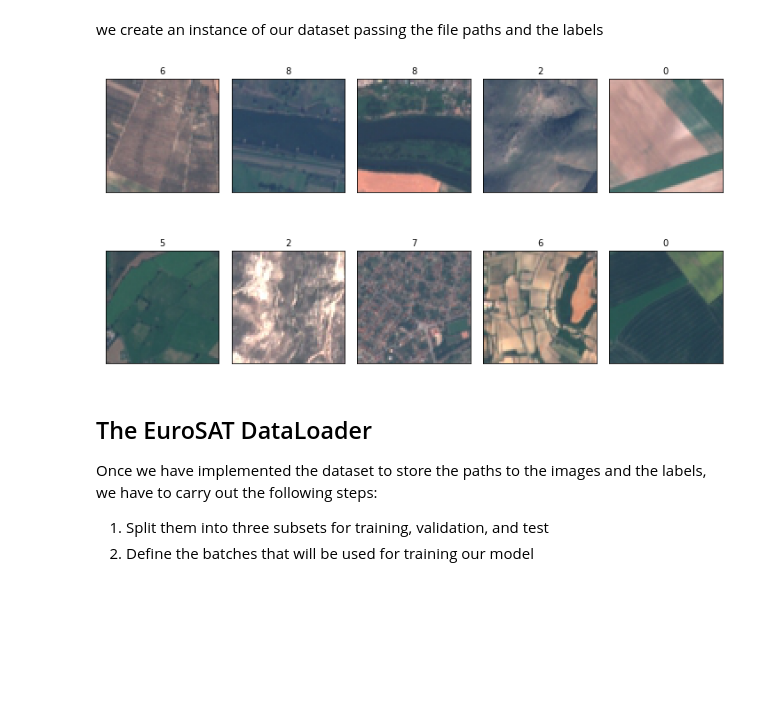
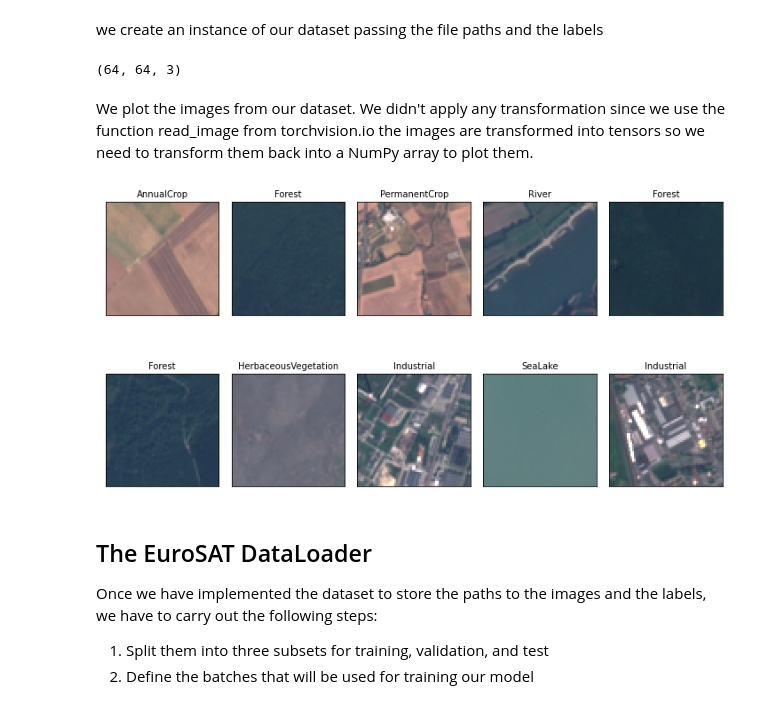
Before and after one commit to luigiselmi/dlwpt_nb, a Jupyter notebook: pml3/eurosat_images_classification.ipynb, the cells around one changed output. Drawn from its saved outputs; the diff is of its cells as text; code cells hidden in the pictures; blank space fills up the shorter version.

```diff
--- a/pml3/eurosat_images_classification.ipynb
+++ b/pml3/eurosat_images_classification.ipynb
@@ -79,5 +79,5 @@ np.random.shuffle(file_list_labels)
 # %% [markdown]
 After the shuffle we split the file paths and the labels again so we will be able to pass them to instantiate a PyTorch Dataset.
 # %%
-files, labels = zip(*file_list_labels) # unzip randomized file paths and labels
+files, labels, num_labels = zip(*file_list_labels) # unzip randomized file paths and labels
 # %%
@@ -93,7 +95,7 @@ from PIL import Image
 fig = plt.figure(figsize=(10, 6))
 start = 3000
 stop = 3010
-for i, (image, label) in islice(enumerate(file_list_labels), start, stop):
+for i, (image, label, num_label) in islice(enumerate(file_list_labels), start, stop):
     ax = fig.add_subplot(2, 5, i - start + 1)
     ax.set_xticks([]); ax.set_yticks([])
     ax.set_title(f'{label}', size=8)
@@ -106,12 +108,13 @@ for i, (image, label) in islice(enumerate(file_list_labels), start, stop):
 We implement the data structure for the EuroSAT dataset as a subclass of PyTorch Dataset, where we store the paths to the images on the file system and their labels.
 # %%
 from torch.utils.data import Dataset
-from torchvision.io import read_image
-import re
+from PIL import Image
+#from torchvision.io import read_image # read PIL images and outputs a tensor
 
 class EuroSatDataset(Dataset):
-    def __init__(self, file_list, labels, transform=None, target_transform=None):
+    def __init__(self, file_list, labels, num_labels, transform=None, target_transform=None):
         self.labels = labels
+        self.num_labels = num_labels
         self.file_list = file_list
         self.transform = transform
         self.target_transform = target_transform
@@ -120,30 +123,41 @@ class EuroSatDataset(Dataset):
         return len(self.labels)
 
     def __getitem__(self, index):
-        image = read_image(self.file_list[index])
+        image = Image.open(self.file_list[index])
         label = self.labels[index]
+        num_label = self.num_labels[index]
         if self.transform:
             image = self.transform(image)
 
-        return image, label
+        if self.target_transform:
+            num_label = self.target_transform(num_label)
+
+        return image, label, num_label
 # %% [markdown]
 we create an instance of our dataset passing the file paths and the labels
+# %%
+img = Image.open(file_list[0])
+np.array(img).shape
+# %% [output]
+(64, 64, 3)
 # %%
-eurosat_dataset = EuroSatDataset(files, labels)
+eurosat_dataset = EuroSatDataset(files, labels, num_labels)
+# %% [markdown]
+We plot the images from our dataset. We didn't apply any transformation since we use the function read_image from torchvision.io the images are transformed into tensors so we need to transform them back into a NumPy array to plot them.
 # %%
 start = 2995
 stop = 3005
 fig = plt.figure(figsize=(10, 6))
-for i, example in islice(enumerate(eurosat_dataset), start, stop):
+for i, (img_t, label, category) in islice(enumerate(eurosat_dataset), start, stop):
     ax = fig.add_subplot(2, 5, i - start + 1)
     ax.set_xticks([]); ax.set_yticks([])
-    ax.imshow(example[0].numpy().transpose((1, 2, 0)))
-    ax.set_title(f'{example[1]}', size=10)
+    ax.imshow(img_t)
+    ax.set_title(f'{label}', size=10)
 
 plt.tight_layout()
 plt.show()
 # %% [output]
-[figure, old version]
+[figure, new version]
 # %% [markdown]
 ## The EuroSAT DataLoader
 Once we have implemented the dataset to store the paths to the images and the labels, we have to carry out the following steps:
```
Also changed, not shown: parts of 17 cells of this notebook.
